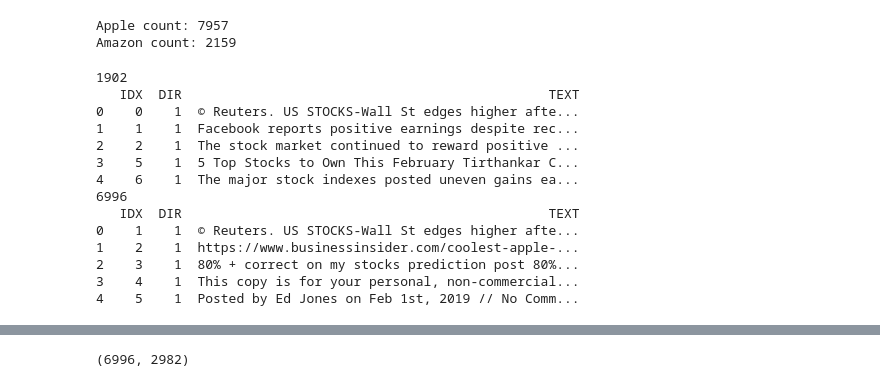
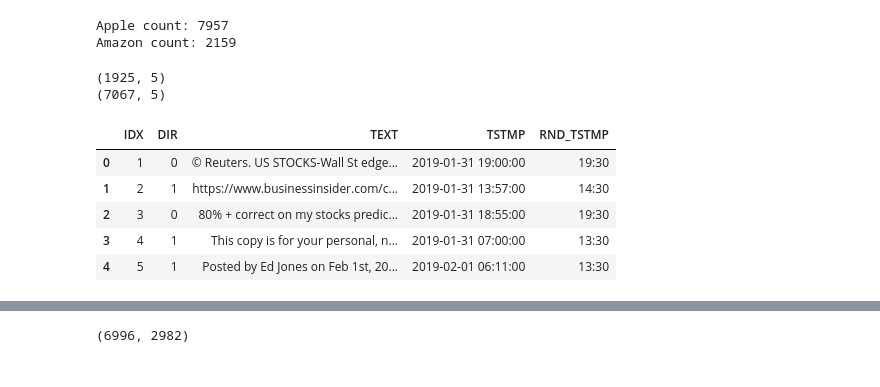
Before and after one commit to Matin-M/DTM-Predictor, a Jupyter notebook: Preprocessing/data_preprocessing.ipynb, the cells around one changed output, grey strips where cells are left out. Saved outputs shown, nothing was run; the diff lists cells and outputs as text; code cells hidden in the pictures.

Commit message:
Added date localization

```diff
--- a/Preprocessing/data_preprocessing.ipynb
+++ b/Preprocessing/data_preprocessing.ipynb
@@ -114,8 +108,8 @@ print(custom_tokenizer(custom_preprocessor(test_string)))
 import pandas as pd
 #Open hourly stock data
 cols = ["DATE", "TIME", "OPEN", "HIGH", "LOW", "CLOSE", "VOLUME"]
-amazon_hourly_stock_quote_data = pd.read_csv('https://raw.githubusercontent.com/Matin-M/StockDirectionPrediction/data-labeling/Data/Stock/AMAZON60.csv', names=cols, header=None)
-apple_hourly_stock_quote_data = pd.read_csv('https://raw.githubusercontent.com/Matin-M/StockDirectionPrediction/data-labeling/Data/Stock/APPLE60.csv', names=cols, header=None)
+amazon_hourly_stock_quote_data = pd.read_csv('https://raw.githubusercontent.com/Matin-M/StockDirectionPrediction/main/Data/Stock/AMAZON60.csv', names=cols, header=None)
+apple_hourly_stock_quote_data = pd.read_csv('https://raw.githubusercontent.com/Matin-M/StockDirectionPrediction/main/Data/Stock/APPLE60.csv', names=cols, header=None)
 
 def generate_hourly_stock_data(hourly_stock_quote_data):
     stock_data = pd.DataFrame()
@@ -163,8 +157,8 @@ print("Amazon count:", amazon_count)
 Apple count: 7957
 Amazon count: 2159
 # %%
-from datetime import datetime
-from datetime import timedelta
+from datetime import datetime, timedelta
+import pytz
 
 def round_time(time):
   # round up to the nearest hour (minutes need to be 30)
@@ -184,14 +178,21 @@ def generate_company_dir(company_news, stock_data):
     company_dir["IDX"] = []
     company_dir["DIR"] = []
     company_dir["TEXT"] = []
+    company_dir["TSTMP"] = []
+    company_dir["RND_TSTMP"] = []
+
+    new_york_timezone = pytz.timezone("America/New_York")
 
     for idx, news in enumerate(company_news):
         date = datetime.fromisoformat(news["published"])
+        # Convert the datetime object to the New York timezone
+        date = date.astimezone(new_york_timezone)
+        date_time = date.strftime("%Y-%m-%d %H:%M:%S")
         news_time, news_date = round_time(date)
         stock_dir = stock_data.loc[(stock_data["DATE"] == news_date) & (stock_data["TIME"] == news_time)]
 
         if stock_dir.shape[0] > 0:
-            company_dir.loc[len(company_dir.index)] = [idx, stock_dir['DIR'].values[0], news["text"]]
+            company_dir.loc[len(company_dir.index)] = [idx, stock_dir['DIR'].values[0], news["text"], date_time, news_time]
         else:
             #this means the stock market was closed and need to check for the next time it is open
             [hour, mins] = news_time.split(':')
@@ -207,31 +208,34 @@ def generate_company_dir(company_news, stock_data):
                 stock_dir = stock_data.loc[(stock_data["DATE"] == news_date) & (stock_data["TIME"] == news_time)]
 
                 if stock_dir.shape[0] > 0:
-                    company_dir.loc[len(company_dir.index)] = [idx, stock_dir['DIR'].values[0], news["text"]]
+                    company_dir.loc[len(company_dir.index)] = [idx, stock_dir['DIR'].values[0], news["text"], date_time, news_time]
                     break
 
     return company_dir
 # %%
 amazon_dir = generate_company_dir(amazon_news, amazon_stock_data)
 apple_dir = generate_company_dir(apple_news, apple_stock_data)
-# %%
-print(len(amazon_dir))
-print(amazon_dir.head())
-
-print(len(apple_dir))
-print(apple_dir.head())
-# %% [output]
-1902
-   IDX  DIR                                               TEXT
-0    0    1  © Reuters. US STOCKS-Wall St edges higher afte...
-1    1    1  Facebook reports positive earnings despite rec...
-2    2    1  The stock market continued to reward positive ...
-3    5    1  5 Top Stocks to Own This February Tirthankar C...
-4    6    1  The major stock indexes posted uneven gains ea...
-6996
-   IDX  DIR                                               TEXT
-0    1    1  © Reuters. US STOCKS-Wall St edges higher afte...
-1    2    1  https://www.businessinsider.com/coolest-apple-...
-2    3    1  80% + correct on my stocks prediction post 80%...
-3    4    1  This copy is for your personal, non-commercial...
-4    5    1  Posted by Ed Jones on Feb 1st, 2019 // No Comm...
+# %%
+#import time
+#for idx, row in apple_dir.iterrows():
+#	time.sleep(0.1)
+#	print("IDX:", row["IDX"])
+#	print("DIR:", row["DIR"])
+#	print("TEXT:", row["TEXT"][:100])
+#	print("TSTMP:", row["TSTMP"])
+#	print("RND_TSTMP:", row["RND_TSTMP"])
+#	print("")
+print(amazon_dir.shape)
+print(apple_dir.shape)
+# %% [output]
+(1925, 5)
+(7067, 5)
+# %%
+apple_dir.head()
+# %% [output]
+|  | IDX | DIR | TEXT | TSTMP | RND_TSTMP |
+| 0 | 1 | 0 | © Reuters. US STOCKS-Wall St edge... | 2019-01-31 19:00:00 | 19:30 |
+| 1 | 2 | 1 | https://www.businessinsider.com/c... | 2019-01-31 13:57:00 | 14:30 |
+| 2 | 3 | 0 | 80% + correct on my stocks predic... | 2019-01-31 18:55:00 | 19:30 |
+| 3 | 4 | 1 | This copy is for your personal, n... | 2019-01-31 07:00:00 | 13:30 |
+| 4 | 5 | 1 | Posted by Ed Jones on Feb 1st, 20... | 2019-02-01 06:11:00 | 13:30 |
```
Also changed, not shown: parts of 4 cells of this notebook.
